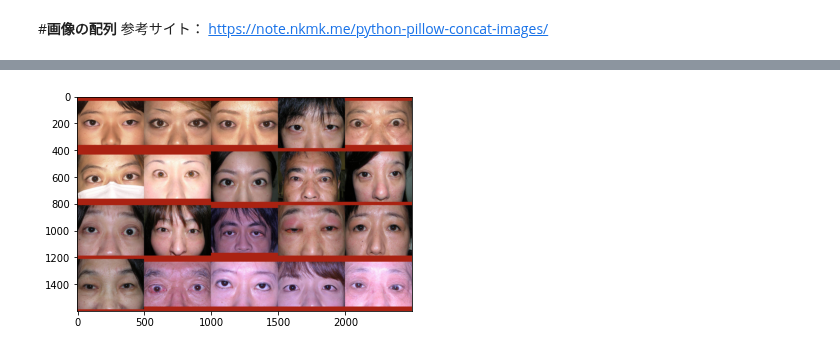
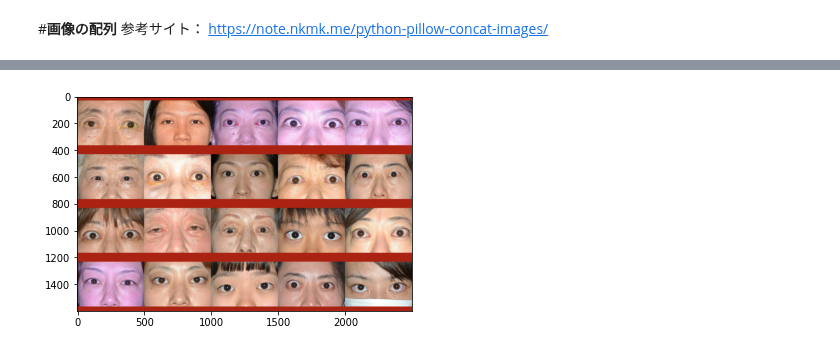
Before and after one commit to ykitaguchi77/ImageProcessing, a Jupyter notebook: Arrange_images4*5.ipynb, the cells around one changed output, grey strips where cells are left out. Cells and saved outputs as stored; diff of their text form; code cells hidden in the pictures.

```diff
--- a/Arrange_images4*5.ipynb
+++ b/Arrange_images4*5.ipynb
@@ -109,10 +112,10 @@ for p in range(12): #rangeの中身は結合画像の数。すなわちイメー
 画像出力済: 12
 # %%
 # 入力画像の読み込み
-img = Image.open("/content/drive/My Drive/Grav_bootcamp/Training_separately_16images/grav/1.jpg")
+img = Image.open("/content/drive/My Drive/Grav_bootcamp/Training_separately_20images/grav/3.jpg")
 
 # 規定のソフトで画像を閲覧
 plt.imshow(img)
 plt.show()
 # %% [output]
-[figure, old version]
+[figure, new version]
```
Also changed, not shown: parts of 3 cells of this notebook.
